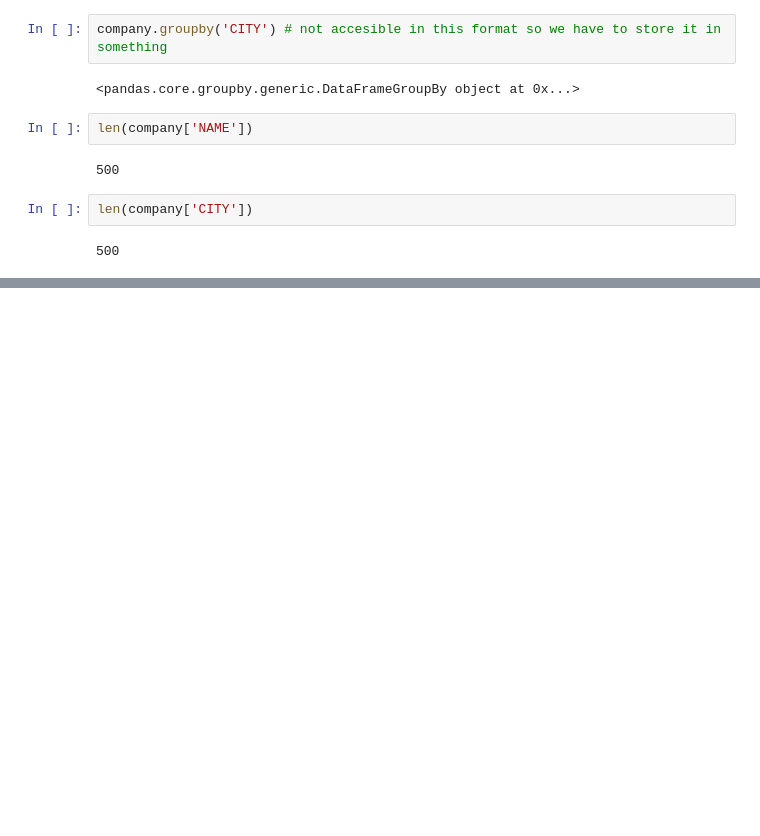
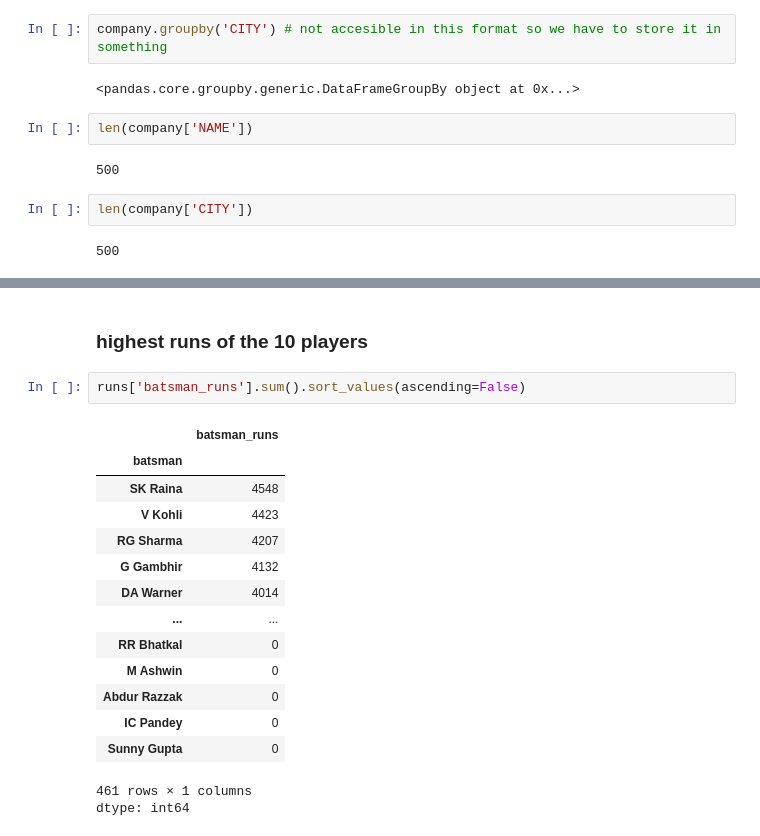
Before and after one commit to RitukumariBE/Pandas, a Jupyter notebook: Pandas.ipynb, the cells around one changed output, grey strips where cells are left out. Drawn from its saved outputs; the diff is of its cells as text; blank space fills up the shorter version.

```diff
--- a/Pandas.ipynb
+++ b/Pandas.ipynb
@@ -713,0 +762,20 @@ len(company['CITY'])
+# %% [markdown]
+### highest runs of the 10 players
+# %%
+runs['batsman_runs'].sum().sort_values(ascending=False)
+# %% [output]
+|  | batsman_runs |
+| batsman |  |
+| SK Raina | 4548 |
+| V Kohli | 4423 |
+| RG Sharma | 4207 |
+| G Gambhir | 4132 |
+| DA Warner | 4014 |
+| ... | ... |
+| RR Bhatkal | 0 |
+| M Ashwin | 0 |
+| Abdur Razzak | 0 |
+| IC Pandey | 0 |
+| Sunny Gupta | 0 |
+461 rows × 1 columns
+dtype: int64
```
Also changed, not shown: parts of 15 cells of this notebook.
